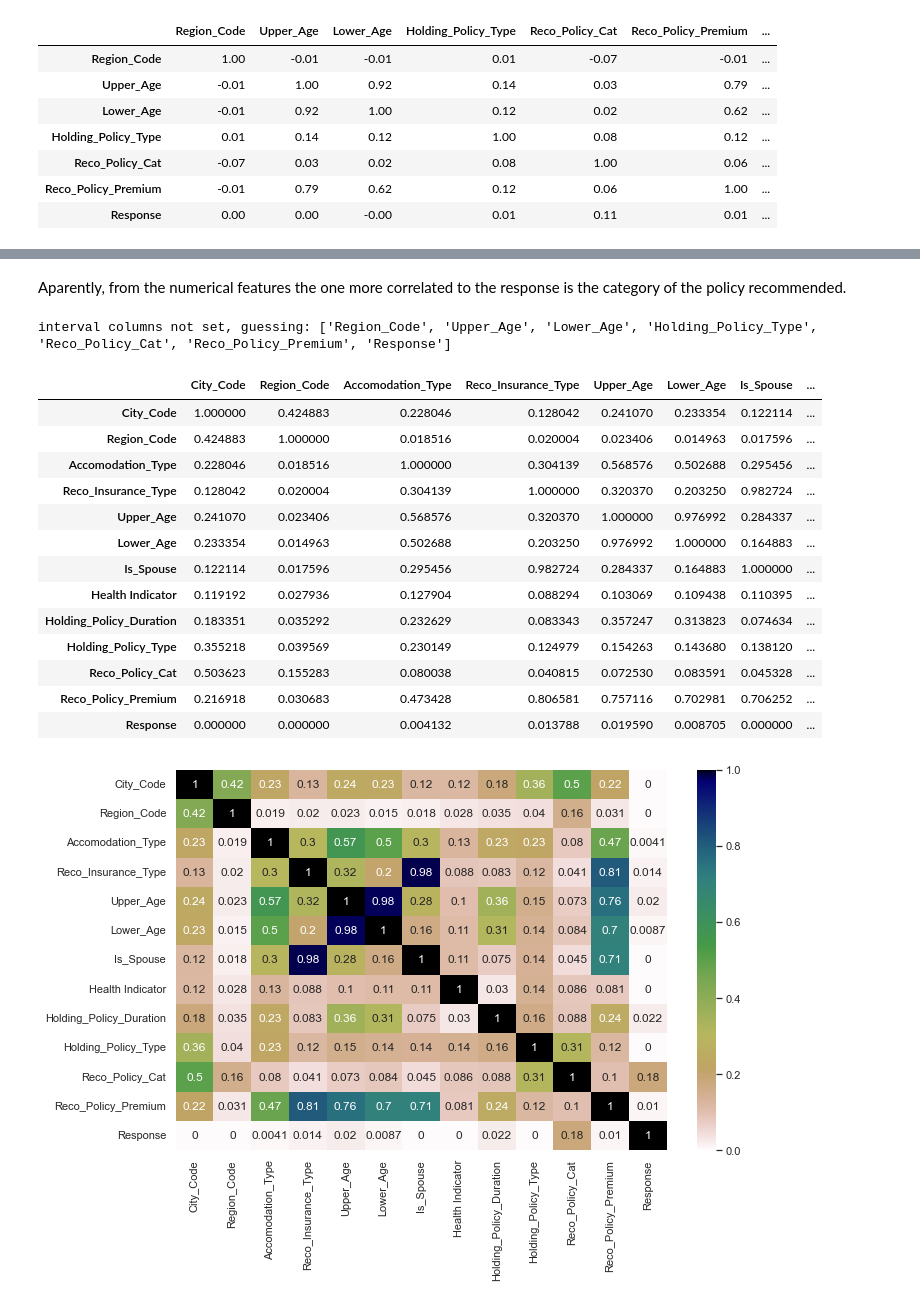
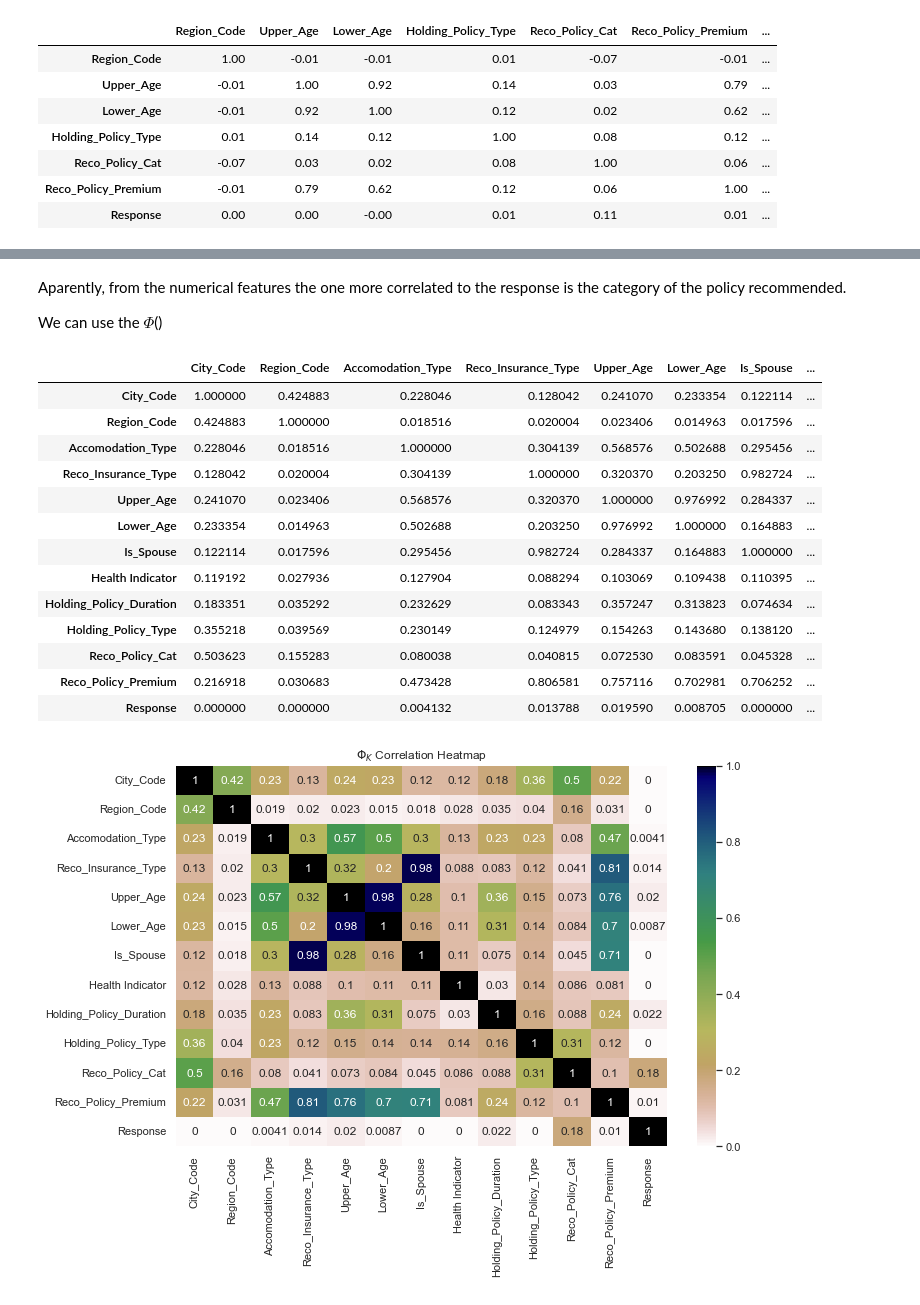
Before and after one commit to o-guilherme/IFSP-Proj-Sem2, a Jupyter notebook: EDA and Pre-processing.ipynb, the cells around one changed output, grey strips where cells are left out. Drawn from its saved outputs; the diff is of its cells as text; code cells hidden in the pictures.

```diff
--- a/EDA and Pre-processing.ipynb
+++ b/EDA and Pre-processing.ipynb
@@ -152,12 +152,14 @@ sns.heatmap(df.corr().round(2), annot=True, cmap='gist_earth_r');
 # %% [markdown]
 Aparently, from the numerical features the one more correlated to the response is the category of the policy recommended.
+
+We can use the $\Phi$()
 # %%
 #The data also has categoric variables. We can check for correlations before converting by using the 𝜙k (phi-k) matrix.
 #Source: https://arxiv.org/abs/1811.11440
-phik_matrix = df.phik_matrix()
+interval_cols = ['Region_Code','Upper_Age','Lower_Age','Holding_Policy_Type','Reco_Policy_Cat','Reco_Policy_Premium','Response'] #Setting the columns that works with PhiK
+phik_matrix = df.phik_matrix(interval_cols = interval_cols)
 phik_matrix
 # %% [output]
-interval columns not set, guessing: ['Region_Code', 'Upper_Age', 'Lower_Age', 'Holding_Policy_Type', 'Reco_Policy_Cat', 'Reco_Policy_Premium', 'Response']
 |  | City_Code | Region_Code | Accomodation_Type | Reco_Insurance_Type | Upper_Age | Lower_Age | Is_Spouse | ... |
 | City_Code | 1.000000 | 0.424883 | 0.228046 | 0.128042 | 0.241070 | 0.233354 | 0.122114 | ... |
 | Region_Code | 0.424883 | 1.000000 | 0.018516 | 0.020004 | 0.023406 | 0.014963 | 0.017596 | ... |
@@ -175,6 +177,6 @@ interval columns not set, guessing: ['Region_Code', 'Upper_Age', 'Lower_Age', 'H
 # %%
 #Plotting the heatmap of the Phi-K correlation map
 sns.set(rc={"figure.figsize":(11, 7)})
-sns.heatmap(phik_matrix, annot=True, cmap='gist_earth_r');
+sns.heatmap(phik_matrix, annot=True, cmap='gist_earth_r').set(title=r'$\Phi_K$ Correlation Heatmap');
 # %% [output]
-[figure, old version]
+[figure, new version]
```
Also changed, not shown: parts of 4 cells of this notebook.
